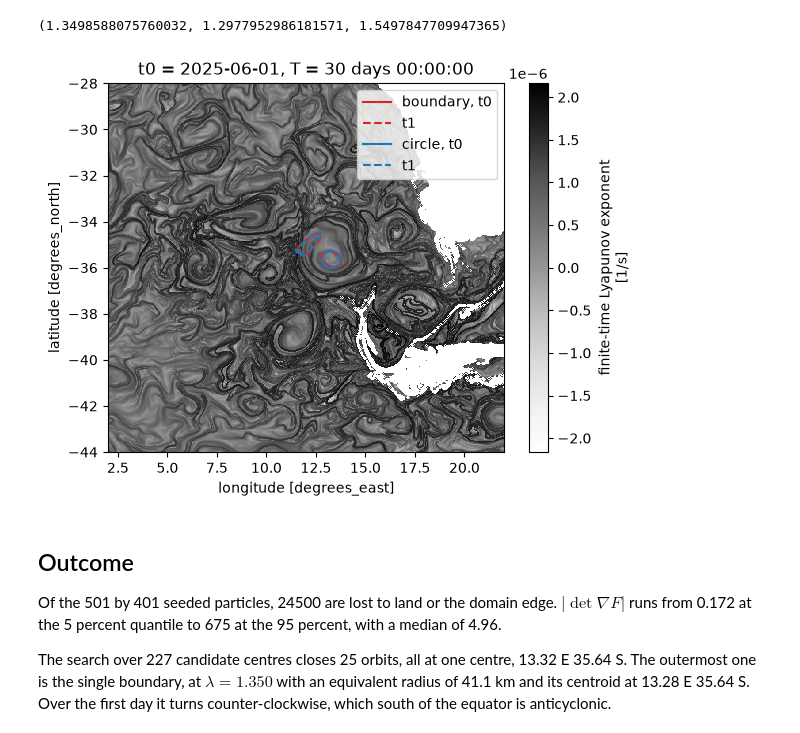
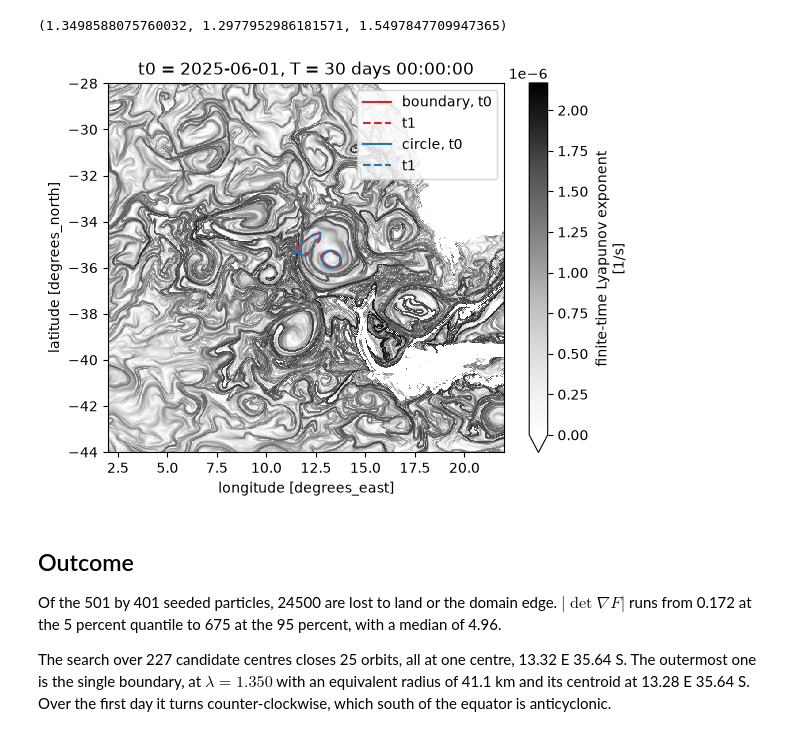
Before and after one commit to geomar-od-lagrange/lcs_parcels, a Jupyter notebook: examples/cape_cauldron_vortices.ipynb, the cells around one changed output. Drawn from its saved outputs; the diff is of its cells as text; code cells hidden in the pictures.

```diff
--- a/examples/cape_cauldron_vortices.ipynb
+++ b/examples/cape_cauldron_vortices.ipynb
@@ -403,21 +405,21 @@ The boundary's $\lambda$, its arc-length ratio, and the circle's.
 (1.3498588075760032, 1.2977952986181571, 1.5497847709947365)
 # %%
 _, ax = plt.subplots()
-ftle.plot.pcolormesh(x="lon_grid", y="lat_grid", ax=ax, cmap="Greys")
+ftle.plot.pcolormesh(x="lon_grid", y="lat_grid", vmin=0.0, ax=ax, cmap="Greys")
 ax.plot(boundary["lon"].T, boundary["lat"].T, color="tab:red", label="boundary, t0")
 ax.plot(evolved["lon"].T, evolved["lat"].T, color="tab:red", ls="--", label="t1")
 ax.plot(circle["lon"].T, circle["lat"].T, color="tab:blue", label="circle, t0")
 ax.plot(
     evolved_circle["lon"].T,
     evolved_circle["lat"].T,
     color="tab:blue",
     ls="--",
     label="t1",
 )
 ax.legend()
 plt.show()
 # %% [output]
-[figure, old version]
+[figure, new version]
 # %% [markdown]
 ## Outcome
 
```
Also changed, not shown: parts of 4 cells of this notebook, 5 other files.
